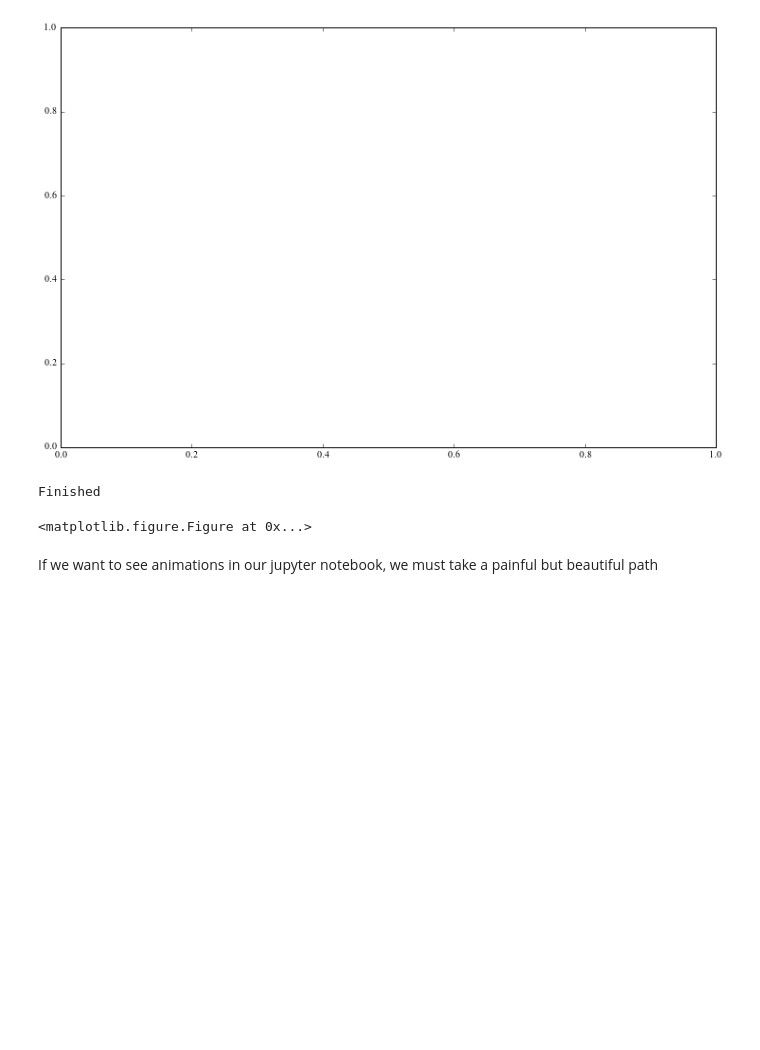
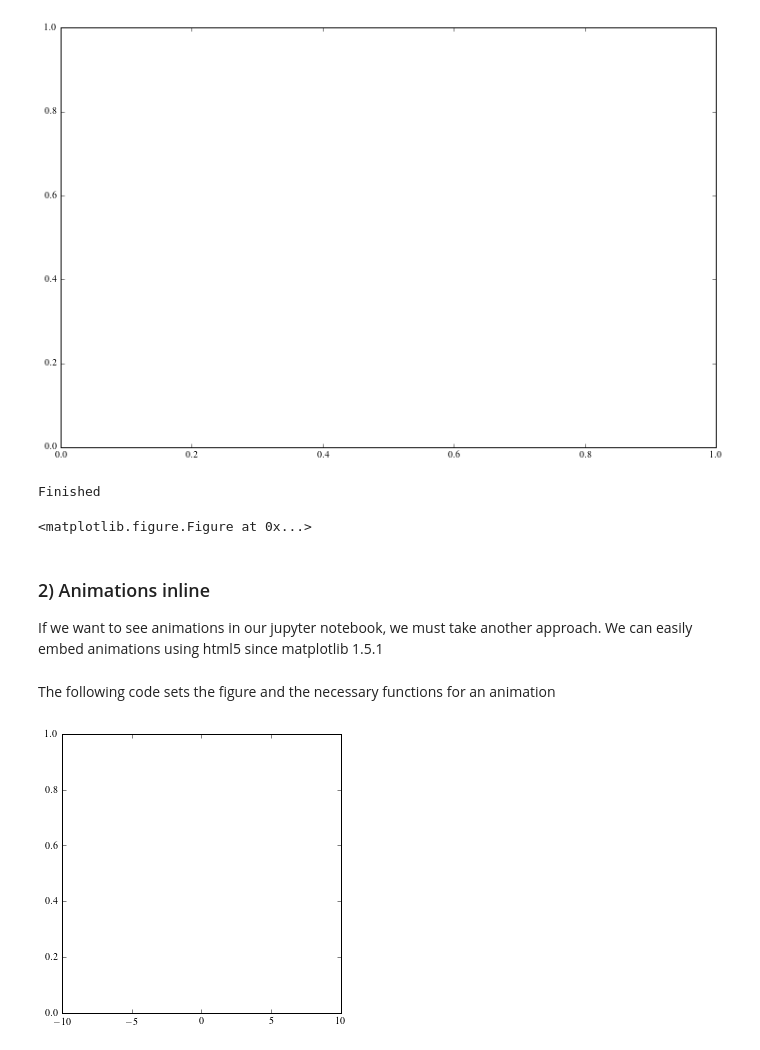
Before and after one commit to pucdata/pythonclub, a Jupyter notebook: sessions/03-matplotlib_aplpy/01 Matplotlib tutorial 2.ipynb, the cells around one changed output. Cells and saved outputs as stored; diff of their text form; code cells hidden in the pictures; blank space fills up the shorter version.

```diff
--- a/sessions/03-matplotlib_aplpy/01 Matplotlib tutorial 2.ipynb
+++ b/sessions/03-matplotlib_aplpy/01 Matplotlib tutorial 2.ipynb
@@ -168,4 +168,50 @@ print "Finished"
 Finished
 <matplotlib.figure.Figure at 0x...>
 # %% [markdown]
-If we want to see animations in our jupyter notebook, we must take a painful but beautiful path
+### 2) Animations inline
+
+If we want to see animations in our jupyter notebook, we must take another approach. We can easily embed animations using html5 since matplotlib 1.5.1
+# %%
+# Classic inline and modules
+%matplotlib inline
+import numpy as np
+import matplotlib.pyplot as plt
+import matplotlib.animation as manimation
+from IPython.display import HTML
+# Set the backend for inline display using html5
+plt.rc('animation', html='html5')
+# %% [markdown]
+The following code sets the figure and the necessary functions for an animation
+# %%
+# Declare the initial figure just like before
+f = plt.figure(figsize=(5,5))
+# This is useful so our animation remains with fixed axis
+ax = plt.axes(xlim=(-10, 10), ylim=(0, 1))
+
+# My functions
+num_functions = 2
+
+def fun1(xx, i):
+    return np.exp(-(xx + i/2)**2.0)
+
+def fun2(xx, i):
+    return np.exp(-(xx - i/2)**2.0)
+
+# Where to plot!
+lines = [plt.plot([], [], lw=2)[0] for i in range(num_functions)]
+xx = np.linspace(-10, 10, 100)
+
+# Function for clear plot
+def init():
+    for line in lines:
+        line.set_data([], [])
+    return lines
+
+# Update function, the real animation
+def animate(i):
+    #for j, line in enumerate(lines):
+    lines[0].set_data(xx, fun1(xx, i))
+    lines[1].set_data(xx, fun2(xx, i))
+    return lines
+# %% [output]
+[figure, added]
```
Also changed, not shown: parts of 8 cells of this notebook.
